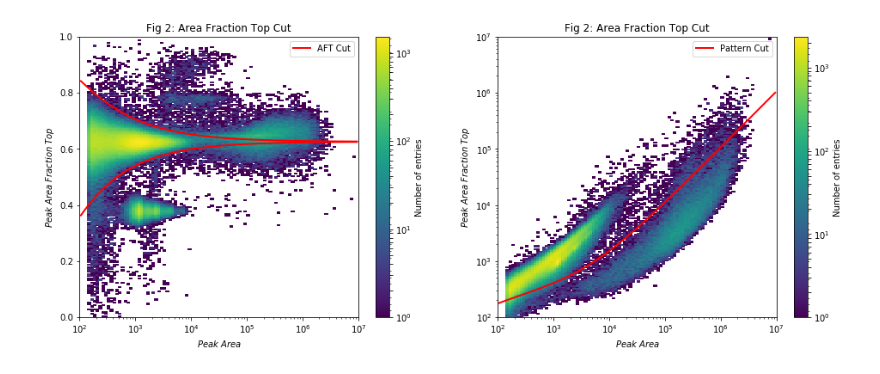
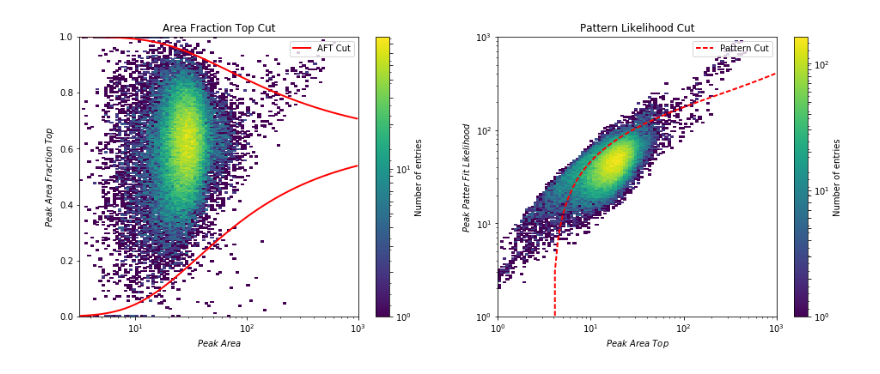
Before and after one commit to zhut19/Cool_Electrons, a Jupyter notebook: delayed_extraction/event_peak_merge_test.ipynb, the cells around one changed output. Saved outputs shown, nothing was run; the diff lists cells and outputs as text; code cells hidden in the pictures.

```diff
--- a/delayed_extraction/event_peak_merge_test.ipynb
+++ b/delayed_extraction/event_peak_merge_test.ipynb
@@ -19,17 +195,12 @@ from tqdm import tqdm
 from multiprocessing import Pool
 
 def plt_config(title = None, xbounds = None, ybounds = None, xlabel = None, ylabel = None, colorbar = False, sci = False):
-    if isinstance(sci, str):
-        plt.ticklabel_format(style='sci', axis=sci, scilimits=(0,0))
-
+    if isinstance(sci, str): plt.ticklabel_format(style='sci', axis=sci, scilimits=(0,0))
     if title != None: plt.title(title)
     if xbounds != None: plt.xlim(xbounds)
     if ybounds != None: plt.ylim(ybounds)
     if xlabel != None: plt.xlabel(xlabel)
     if ylabel != None:  plt.ylabel(ylabel)
-    if isinstance(colorbar,str):
-        plt.colorbar(label = colorbar)
-    elif colorbar:
-        plt.colorbar(label = '$Number\ of\ Entries$')
-    else:
-        pass
+    if isinstance(colorbar,str): plt.colorbar(label = colorbar)
+    elif colorbar: plt.colorbar(label = '$Number\ of\ Entries$')
+    else: pass
@@ -46,53 +207,40 @@ df_event = pd.concat([pd.read_pickle(os.path.join(folder, file)) for file in fil
 # %%
 from scipy.stats import beta
 plt.rcParams['figure.figsize'] = (16, 6)
 fig = plt.figure()
 
-aft = 0.6256
-@np.vectorize
-def upper_lim(s2):
-    return beta.ppf(1-1e-6, a = s2*0.75*aft+1, b = s2*0.75*(1-aft)+1)
-@np.vectorize
-def lower_lim(s2):
-    return beta.ppf(1e-6, a = s2*0.75*aft+1, b = s2*0.75*(1-aft)+1)
-
-s2 = np.logspace(0, 10, 10000)
-ul = upper_lim(s2); ll = lower_lim(s2)
-upper_lim = interp1d(s2, ul, fill_value = 'extrapolate')
-lower_lim = interp1d(s2, ll, fill_value = 'extrapolate')
-
-######################################################
+########################################################################
 ax = fig.add_subplot(121)
 args = ['{df}.area', '{df}.area_fraction_top']
-dfs = ['df_event']
+dfs = ['df']
 mha = Histdd(eval(args[0].format(df = dfs[0])), eval(args[1].format(df = dfs[0])),
-             bins = [np.logspace(2, 7, 101), np.linspace(0, 1, 201)]
-            )
+             bins = [np.logspace(0.5, 3, 101), np.linspace(0, 1, 201)])
 mha.plot(log_scale = True, alpha = 1.0, cmap=plt.get_cmap('viridis'))
+
+aft = 0.6256
 x = mha.bin_centers(axis = 0)
+upper_lim = np.vectorize(lambda s2:beta.ppf(1-1e-6, a=s2*0.75*aft+1, b=s2*0.75*(1-aft)+1))
+lower_lim = np.vectorize(lambda s2:beta.ppf(1e-6, a=s2*0.75*aft+1, b=s2*0.75*(1-aft)+1))
+plt.plot(x, upper_lim(x), 'r-', x, lower_lim(x), 'r-', lw = 2.0)
 
-plt.plot(x, upper_lim(x), 'r-', x, lw = 2.0)
+plt_config(xlabel = '$Peak\ Area$', ylabel = '$Peak\ Area\ Fraction\ Top$', title = 'Area Fraction Top Cut')
+plt.xscale('log')
 plt.legend(['AFT Cut'])
-plt.plot(x, lower_lim(x), 'r-', x, lw = 2.0)
-plt.xscale('log')
-plt_config(xlabel = '$Peak\ Area$', ylabel = '$Peak\ Area\ Fraction\ Top$', title = 'Fig 2: Area Fraction Top Cut')
 
-######################################################
+########################################################################
 ax = fig.add_subplot(122)
-args = ['{df}.area', '{df}.goodness_of_fit_nn']
-dfs = ['df_event']
+args = ['{df}.area*{df}.area_fraction_top', '{df}.goodness_of_fit_tpf']
+dfs = ['df']
 mha = Histdd(eval(args[0].format(df = dfs[0])), eval(args[1].format(df = dfs[0])),
-             bins = [np.logspace(2, 7, 101), np.logspace(2, 7, 201)]
-            )
+             bins = [np.logspace(0, 3, 101), np.logspace(0, 3, 201)])
 mha.plot(log_scale = True, alpha = 1.0, cmap=plt.get_cmap('viridis'))
+
 x = mha.bin_centers(axis = 0)
-plt.plot(x, 0.1064*x+758.80*x**0.05639-819.29,'r-', lw = 2.0)
+plt.plot(x, 0.1064*x+758.80*x**0.05639-819.29,'r--', lw = 2.0)
+plt_config(xlabel = '$Peak\ Area\ Top$', ylabel = '$Peak\ Patter\ Fit\ Likelihood$', title = 'Pattern Likelihood Cut')
 plt.legend(['Pattern Cut'])
-
-plt.xscale('log')
-plt.yscale('log')
-plt_config(xlabel = '$Peak\ Area$', ylabel = '$Peak\ Area\ Fraction\ Top$', title = 'Fig 2: Area Fraction Top Cut')
+plt.xscale('log'); plt.yscale('log')
 
 plt.show()
 # %% [output]
-[figure, old version]
+[figure, new version]
```
Also changed, not shown: parts of 9 cells of this notebook, 1 other file.
